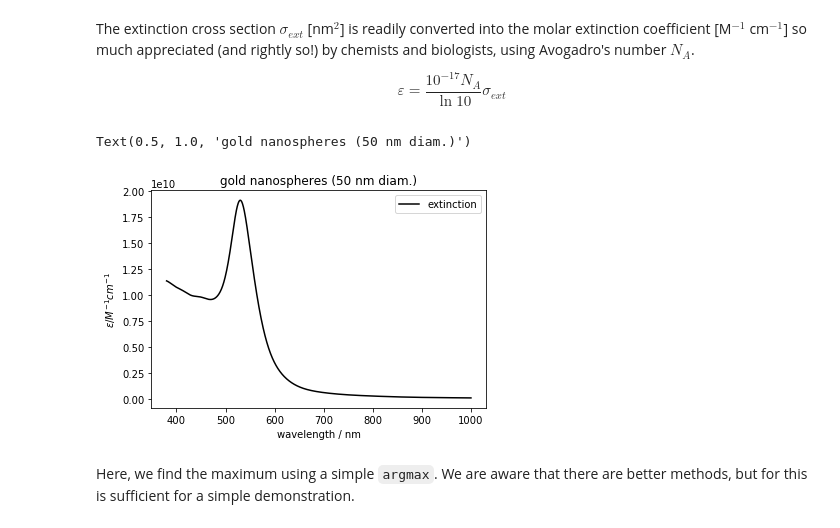
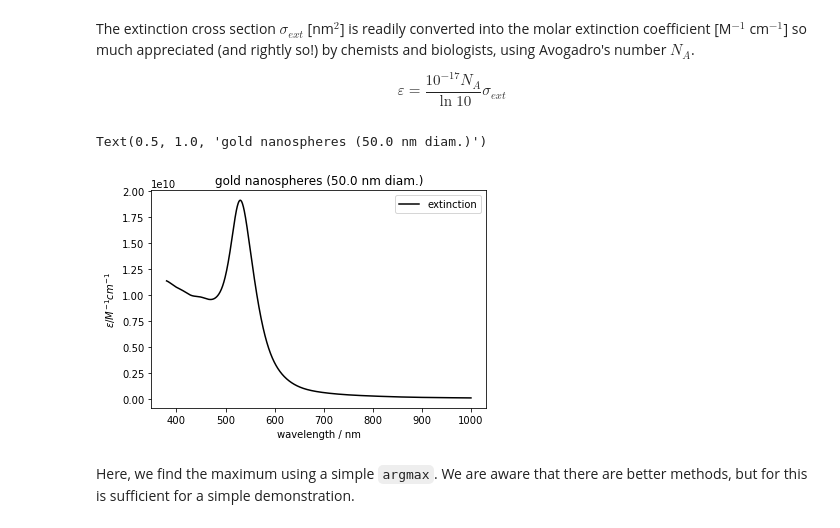
Before and after one commit to mhvwerts/miniMie, a Jupyter notebook: Example - Extinction coefficients of gold nanospheres.ipynb, the cells around one changed output. Drawn from its saved outputs; the diff is of its cells as text; code cells hidden in the pictures.

```diff
--- a/Example - Extinction coefficients and scattering spectra of gold nanospheres.ipynb
+++ b/Example - Extinction coefficients of gold nanospheres.ipynb
@@ -78,12 +78,12 @@ epsilon = sig_ext * (N_A * 1e-17)/log(10)
 # %%
 plt.plot(wavelens, epsilon, 'k-', label='extinction')
 plt.xlabel('wavelength / nm')
 plt.ylabel('$\epsilon / M^{-1} cm^{-1}$')
 plt.legend()
-plt.title('gold nanospheres (50 nm diam.)')
+plt.title('gold nanospheres ({0:.1f} nm diam.)'.format(d_nm))
 # %% [output]
-Text(0.5, 1.0, 'gold nanospheres (50 nm diam.)')
+Text(0.5, 1.0, 'gold nanospheres (50.0 nm diam.)')
-[figure, old version]
+[figure, new version]
 # %% [markdown]
 Here, we find the maximum using a simple `argmax`. We are aware that there are better methods, but for this is sufficient for a simple demonstration.
 # %%
```
